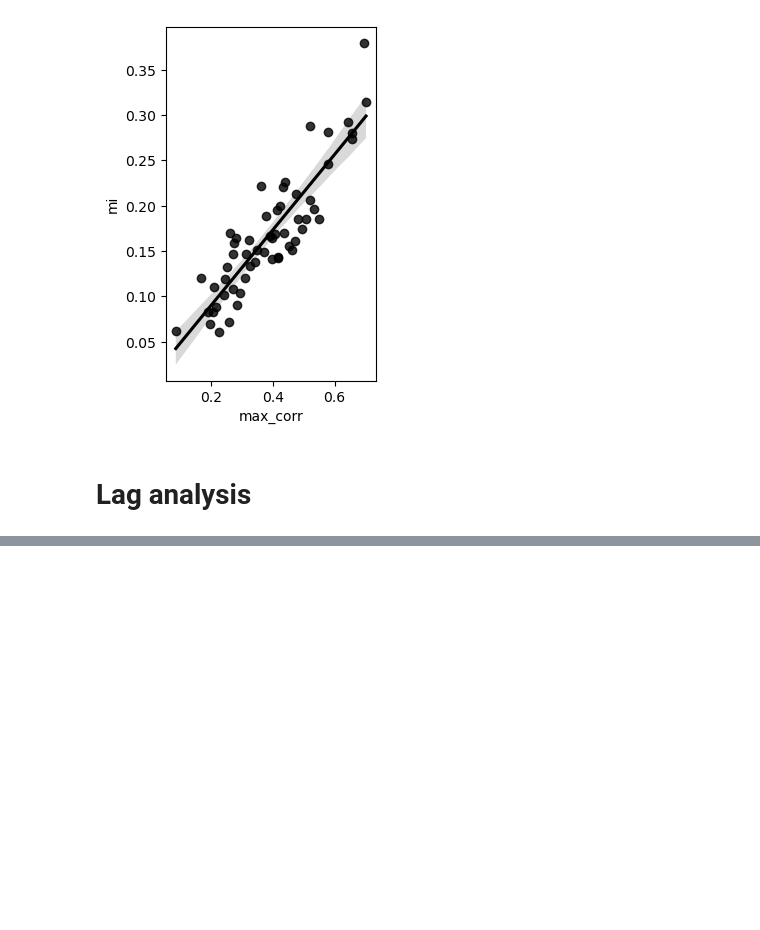
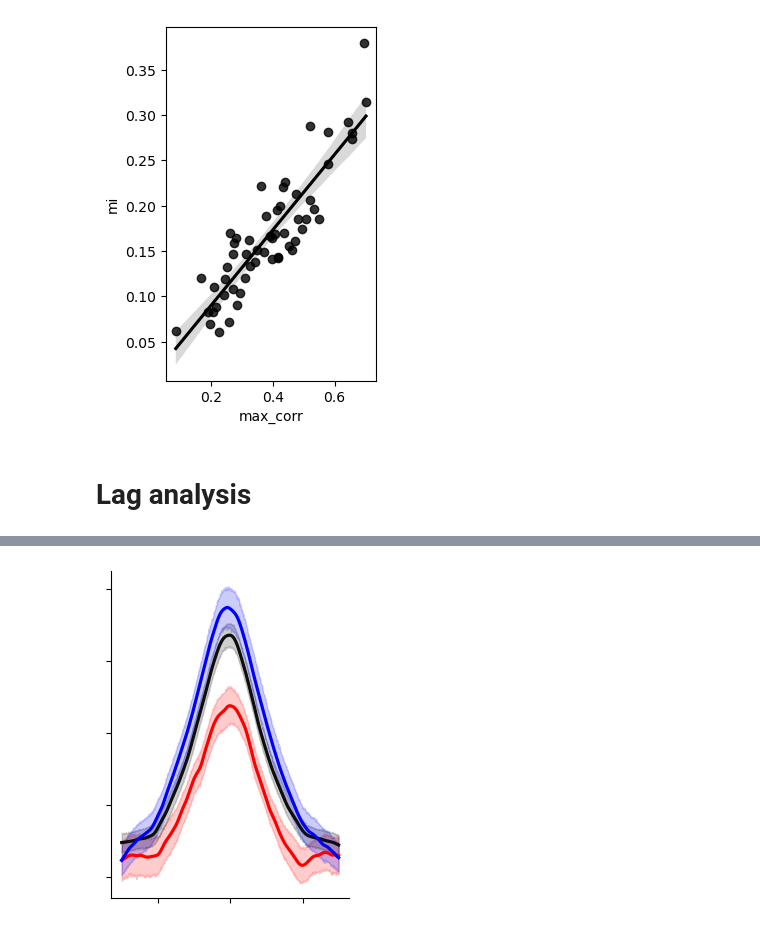
Before and after one commit to Pablo-Arias/speed_dating, a Jupyter notebook: Mutual Information and Cross Corelation.ipynb, the cells around one changed output, grey strips where cells are left out. Saved outputs shown, nothing was run; the diff lists cells and outputs as text; code cells hidden in the pictures; blank space fills up the shorter version.

```diff
--- a/Mutual Information and Cross Corelation.ipynb
+++ b/Mutual Information and Cross Corelation.ipynb
@@ -495,18 +493,20 @@ KeyError: 'female_condition'
 # %%
 df_analysis = df_lags
 df_analysis = df_analysis.loc[df_analysis["other_manipulated"] == True]
 df_analysis = df_analysis.loc[df_analysis["participant_manipulated"] == False]
 
 colors = ["#FF0000", "#0c0e0c", "#0000FF"]
 
 g = sns.relplot(x="lag",y="corr", hue="unique_cond"
                 , data=df_analysis, kind="line", aspect=0.8, height=4
                 , legend=False
                 , palette = colors
-                , ci=68
+                , errorbar=('ci', 68) #SEM
                 , linewidth = 2.3
                )
 
 g.set(yticklabels=[], xticklabels=[], title='', xlabel=None, ylabel=None)
 
-plt.savefig("plots/correlattion.pdf", bbox_inches='tight')
+plt.savefig("plots/max_cross_corr_lags.pdf", bbox_inches='tight')
+# %% [output]
+[figure, added]
```
Also changed, not shown: parts of 7 cells of this notebook, 1 other file.
